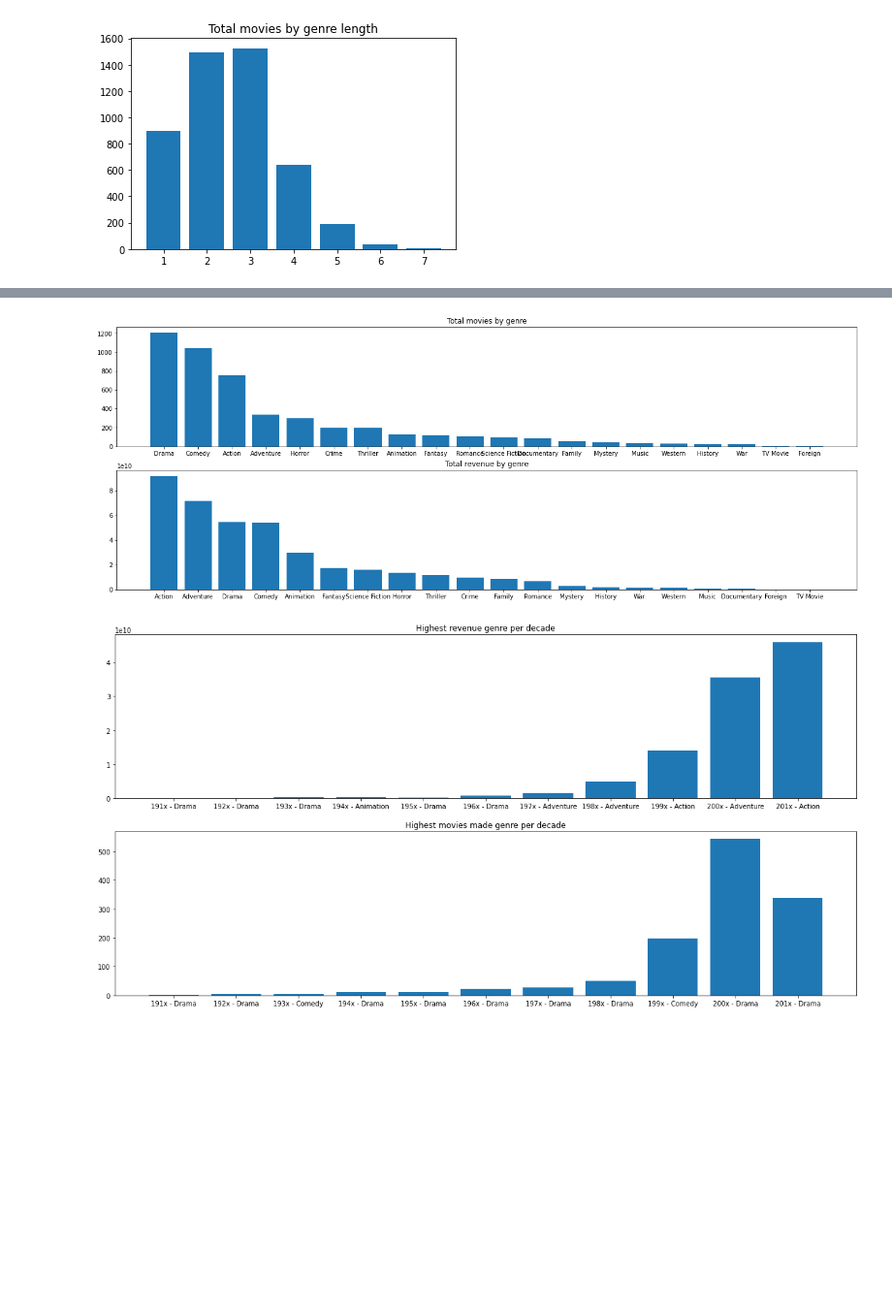
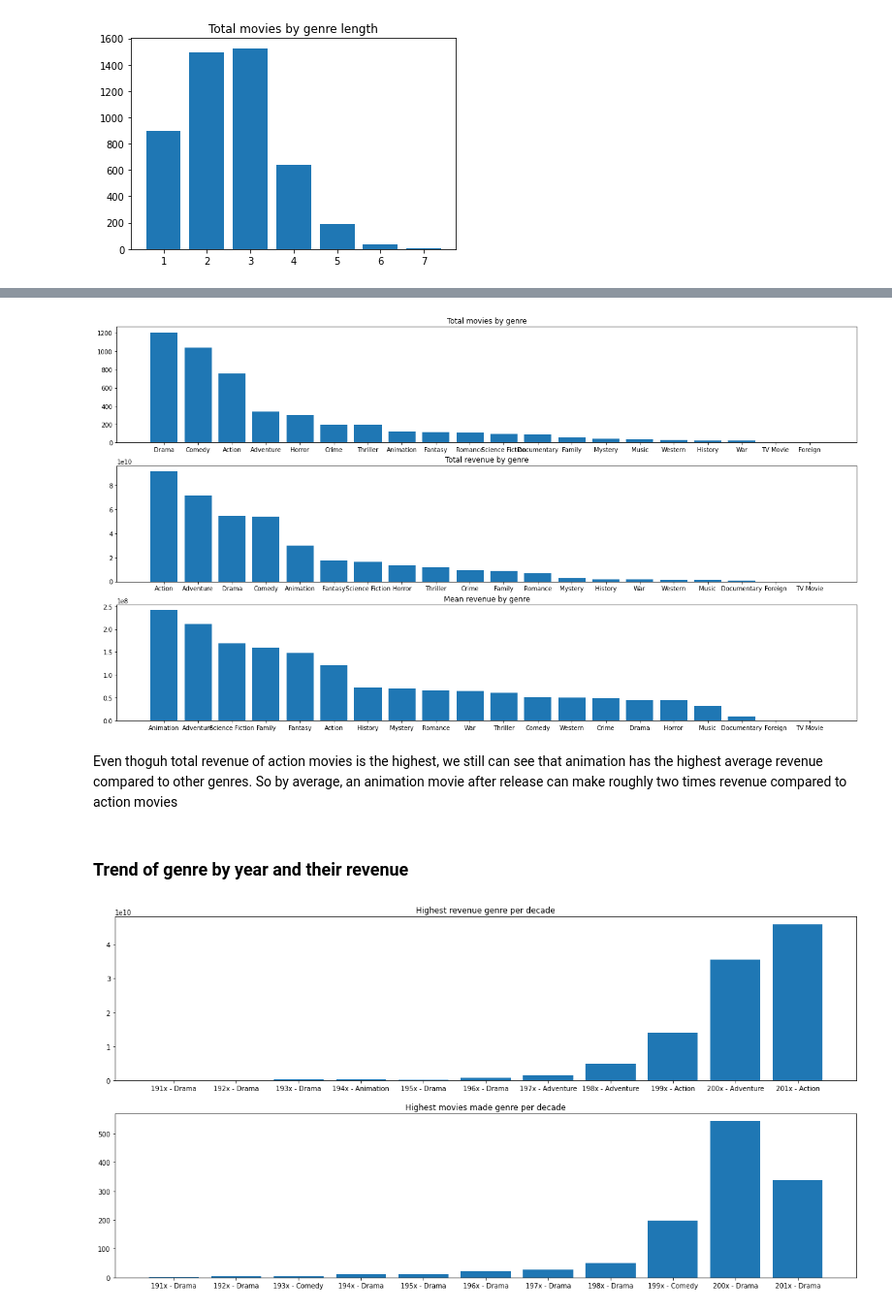
Before and after one commit to tailtq/ml-learning, a Jupyter notebook: ml-08/02_analytic_report.ipynb, the cells around one changed output, grey strips where cells are left out. Shown at 97% size. Saved outputs shown, nothing was run; the diff lists cells and outputs as text; code cells hidden in the pictures; blank space fills up the shorter version.

```diff
--- a/ml-08/02_analytic_report.ipynb
+++ b/ml-08/02_analytic_report.ipynb
@@ -276,22 +295,29 @@ Total genres: 20
 # %%
 df_movies["original_genre"] = df_movies["genre_names"].apply(lambda x: x[0])
 # %%
-# the majority of movies have the number of genres higher than 2
 total_movies_by_genre = df_movies.groupby("original_genre").size().sort_values(ascending=False)
 total_revenue_by_genre = df_movies.groupby("original_genre")["revenue"].sum().sort_values(ascending=False)
+mean_revenue_by_genre = df_movies.groupby("original_genre")["revenue"].mean().sort_values(ascending=False)
 
-fig, ax = plt.subplots(2, 1, figsize=(22, 8))
+fig, ax = plt.subplots(3, 1, figsize=(22, 12))
 
 ax[0].bar(total_movies_by_genre.index, total_movies_by_genre.values)
 ax[0].set_title("Total movies by genre")
 
 ax[1].bar(total_revenue_by_genre.index, total_revenue_by_genre.values)
 ax[1].set_title("Total revenue by genre")
+
+ax[2].bar(mean_revenue_by_genre.index, mean_revenue_by_genre.values)
+ax[2].set_title("Mean revenue by genre")
 plt.show()
 
 # action genre earns the highest money
 # %% [output]
-[figure, old version]
+[figure, new version]
+# %% [markdown]
+Even thoguh total revenue of action movies is the highest, we still can see that animation has the highest average revenue compared to other genres. So by average, an animation movie after release can make roughly two times revenue compared to action movies
+# %% [markdown]
+### Trend of genre by year and their revenue
 # %%
 revenue_by_decades_genres = df_movies.groupby(["release_decade", "original_genre"], as_index=False)["revenue"].sum().sort_values(["release_decade", "revenue"], ascending=[False, False])
 revenue_by_decades_genres_bk = revenue_by_decades_genres
```
Also changed, not shown: parts of 14 cells of this notebook.
